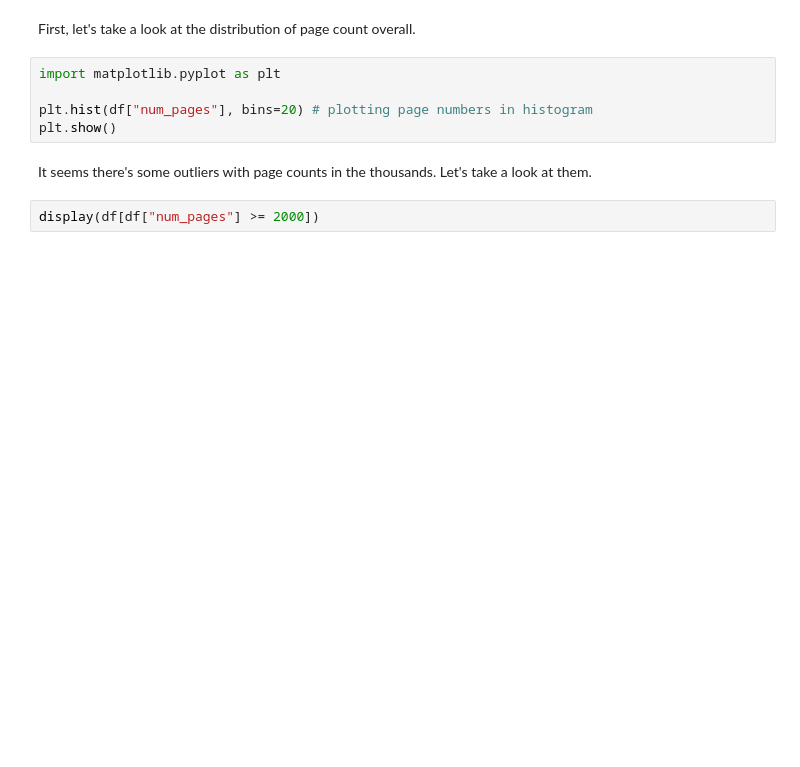
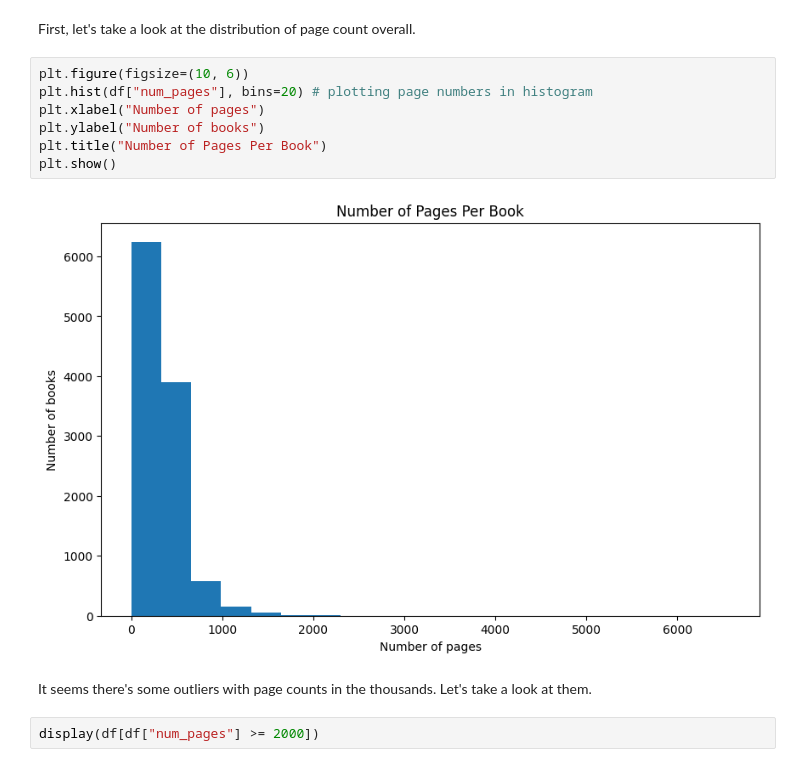
Before and after one commit to Jhoff721/cmsc320-group-project, a Jupyter notebook: checkpoint2.ipynb, the cells around one changed output. Drawn from its saved outputs; the diff is of its cells as text; blank space fills up the shorter version.

```diff
--- a/checkpoint2.ipynb
+++ b/checkpoint2.ipynb
@@ -261,10 +367,14 @@ Any cell with an absolute value greater than 2 is considered a major influence o
 # %% [markdown]
 First, let's take a look at the distribution of page count overall.
 # %%
-import matplotlib.pyplot as plt
-
+plt.figure(figsize=(10, 6))
 plt.hist(df["num_pages"], bins=20) # plotting page numbers in histogram
+plt.xlabel("Number of pages")
+plt.ylabel("Number of books")
+plt.title("Number of Pages Per Book")
 plt.show()
+# %% [output]
+[figure, added]
 # %% [markdown]
 It seems there's some outliers with page counts in the thousands. Let's take a look at them.
 # %%
```
Also changed, not shown: parts of 26 cells of this notebook.
